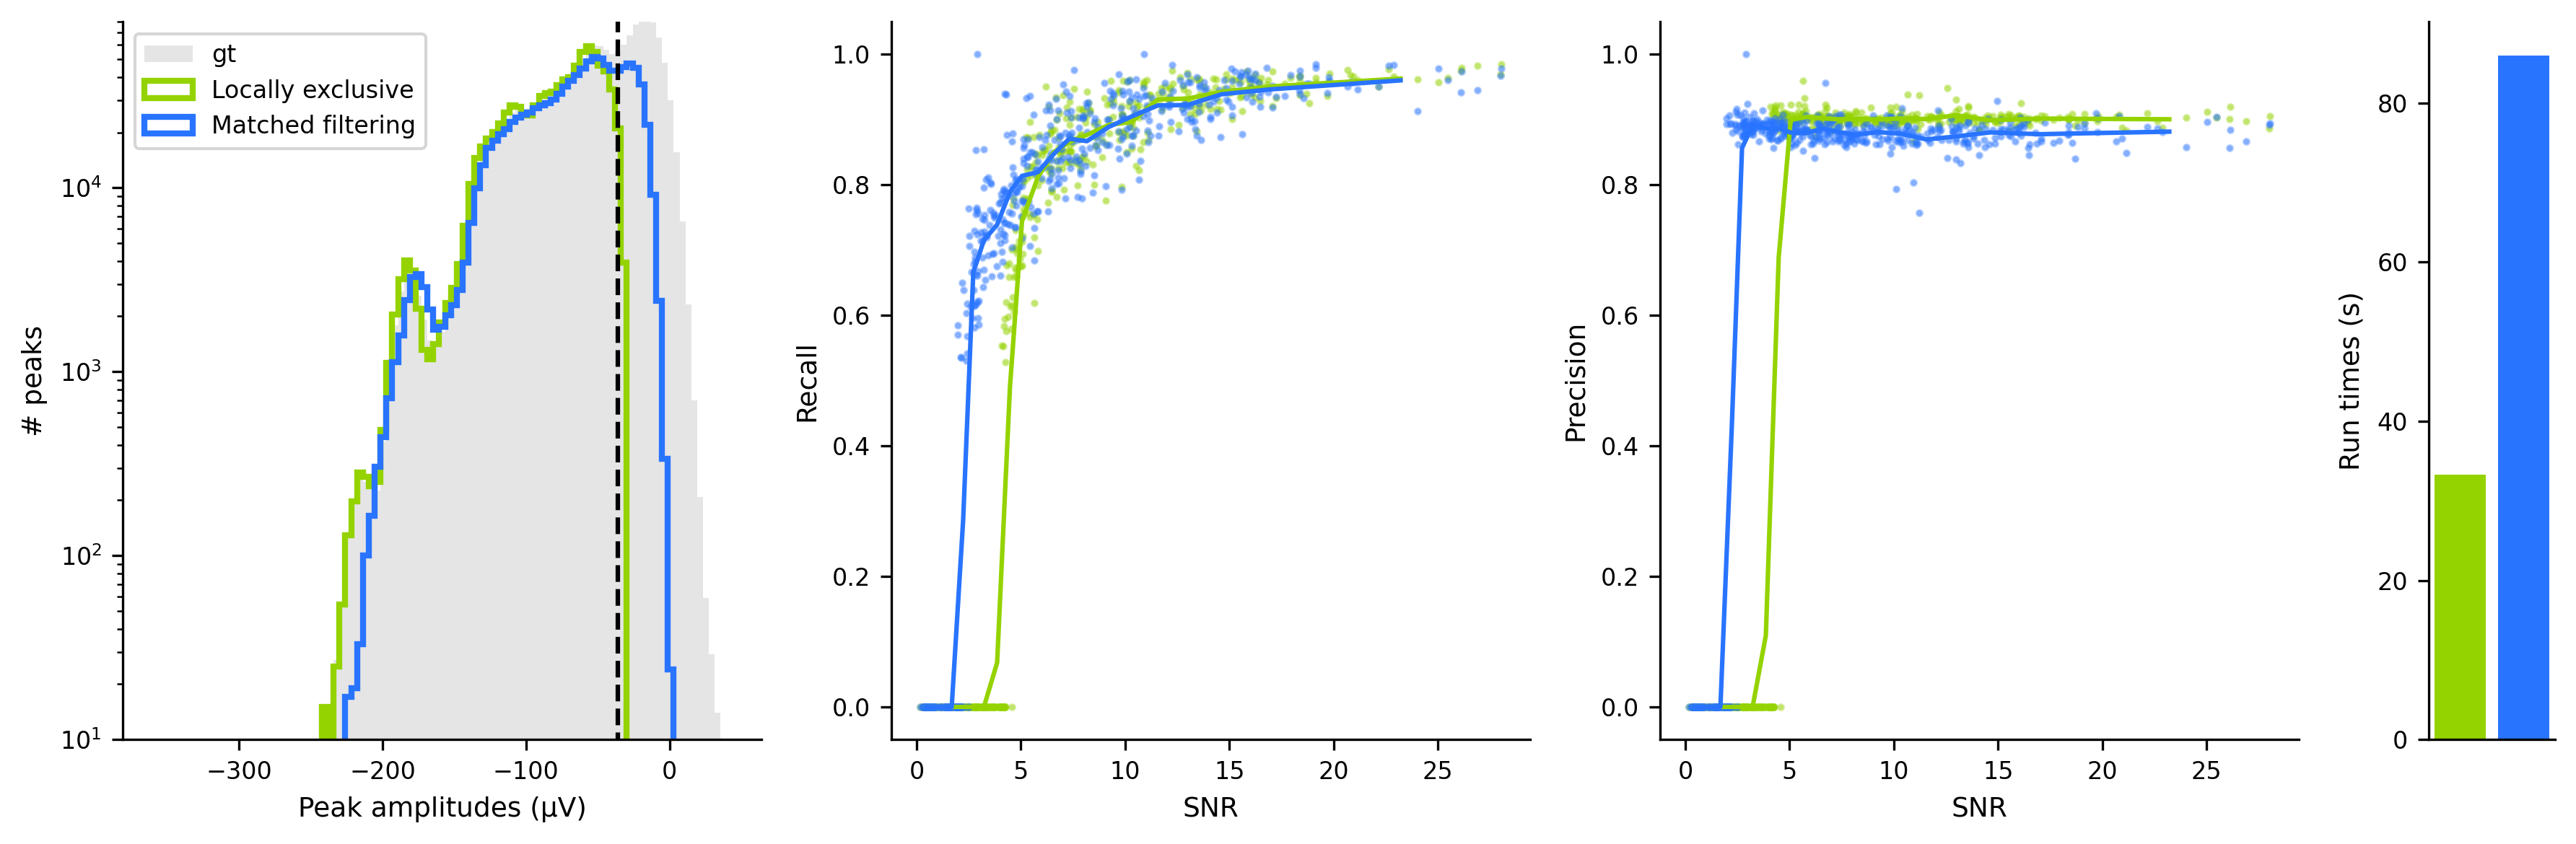
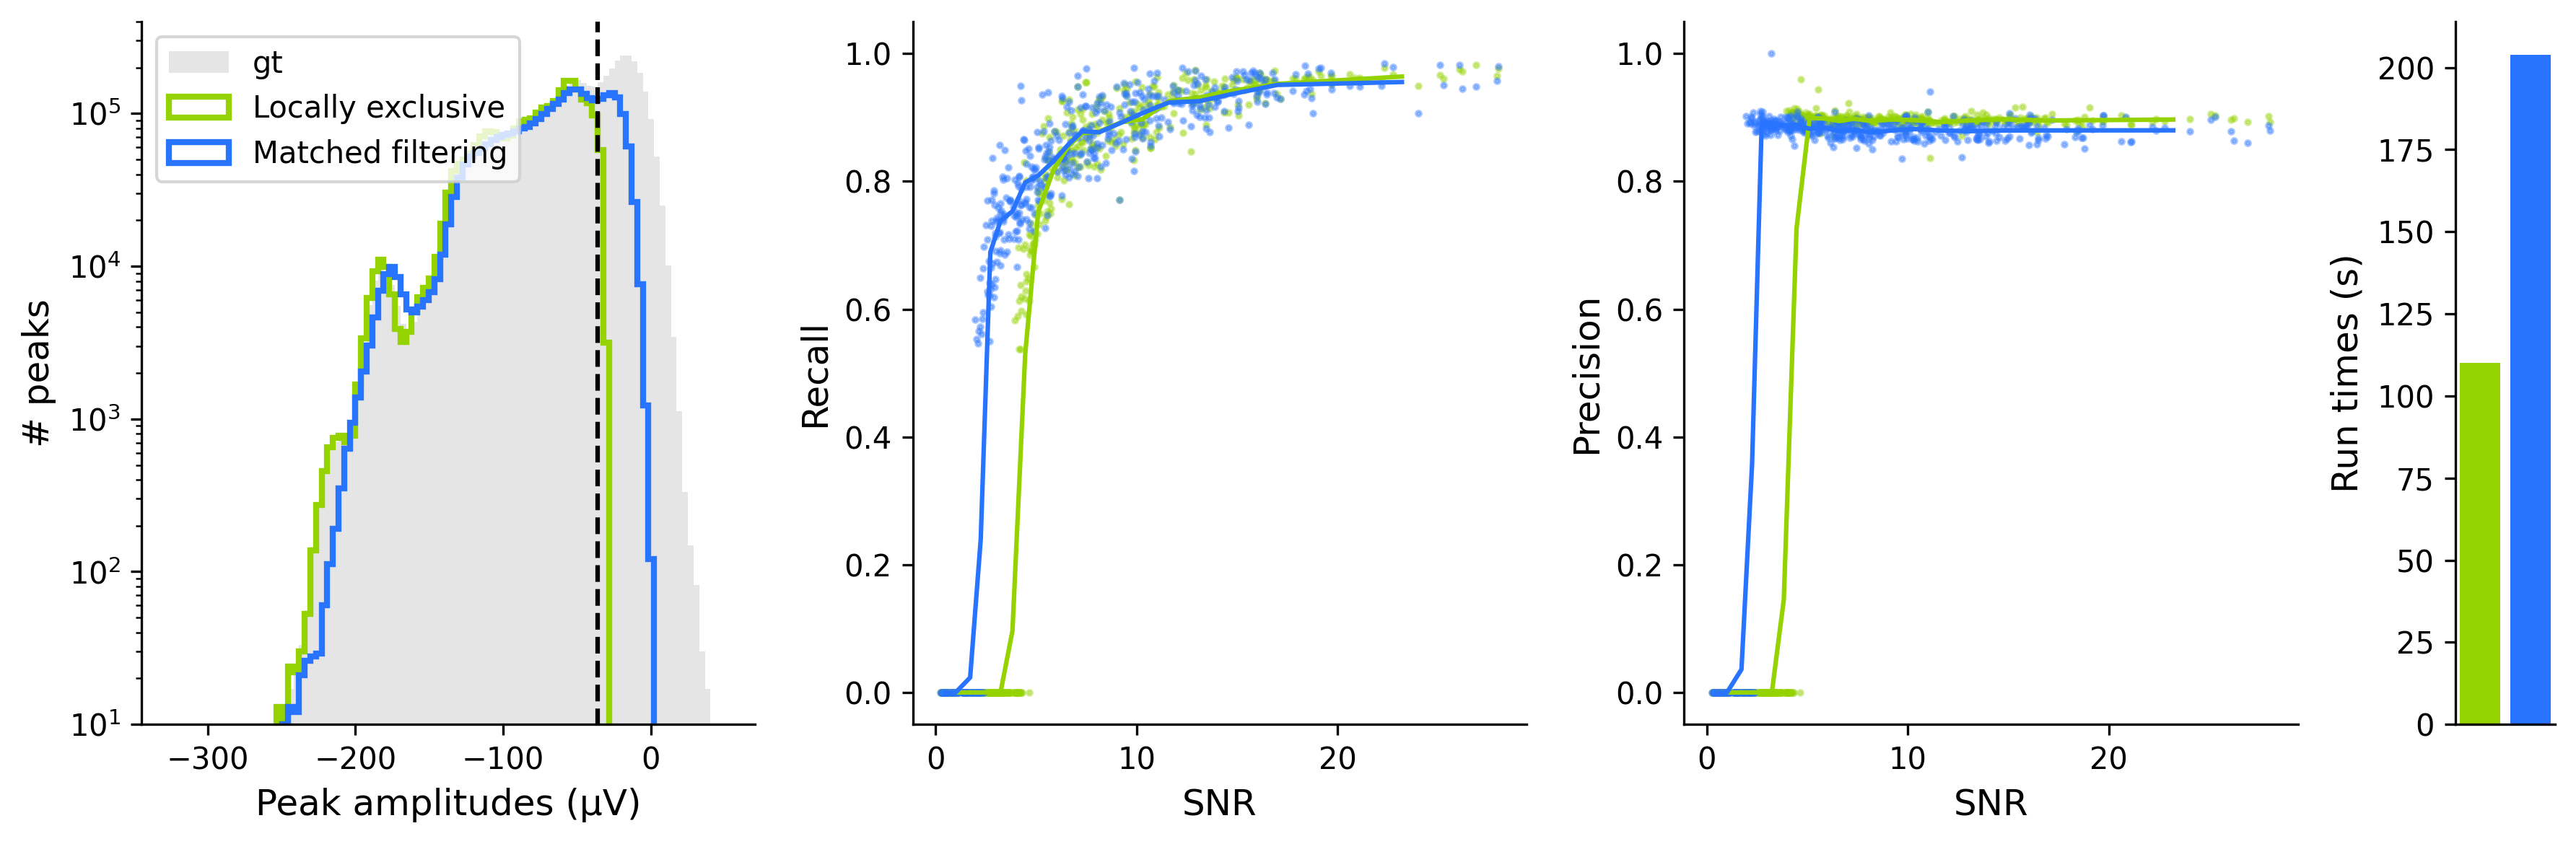
The change to this notebook cell's code, shown as a diff; its figure went from the first image to the second:
--- before
+++ after
@@ -1,9 +1,17 @@
 # %matplotlib widget
+# myparams = {
+#     'axes.titlesize' : 10,
+#     'axes.labelsize' : 9,
+#     'legend.fontsize': 8,
+#     'xtick.labelsize' : 8,
+#     'ytick.labelsize' : 8
+# }
+
 myparams = {
-    'axes.titlesize' : 10,
-    'axes.labelsize' : 9,
-    'legend.fontsize': 8,
-    'xtick.labelsize' : 8,
-    'ytick.labelsize' : 8
+    'axes.titlesize' : 12,
+    'axes.labelsize' : 12,
+    'legend.fontsize': 10,
+    'xtick.labelsize' : 10,
+    'ytick.labelsize' : 10
 }
 
@@ -29,5 +37,5 @@
     ax1.set_ylabel('# peaks')
     ax1.legend(loc='upper left')
-    ax1.set_ylim(1e1, 8e4)
+    ax1.set_ylim(1e1, 4e5)
 
     fig = study.plot_performances_vs_snr(case_keys=all_cases,
@@ -62,6 +70,4 @@
     fig.tight_layout()
 
-
-
-    fig.savefig('/home/samuel.garcia/figures_paper_v2/figure_detection.png')
-    fig.savefig('/home/samuel.garcia/figures_paper_v2/figure_detection.pdf')
+    fig.savefig(figure_folder / 'figure_detection.png')
+    fig.savefig(figure_folder / 'figure_detection.pdf')

Commit: Update figures for v2